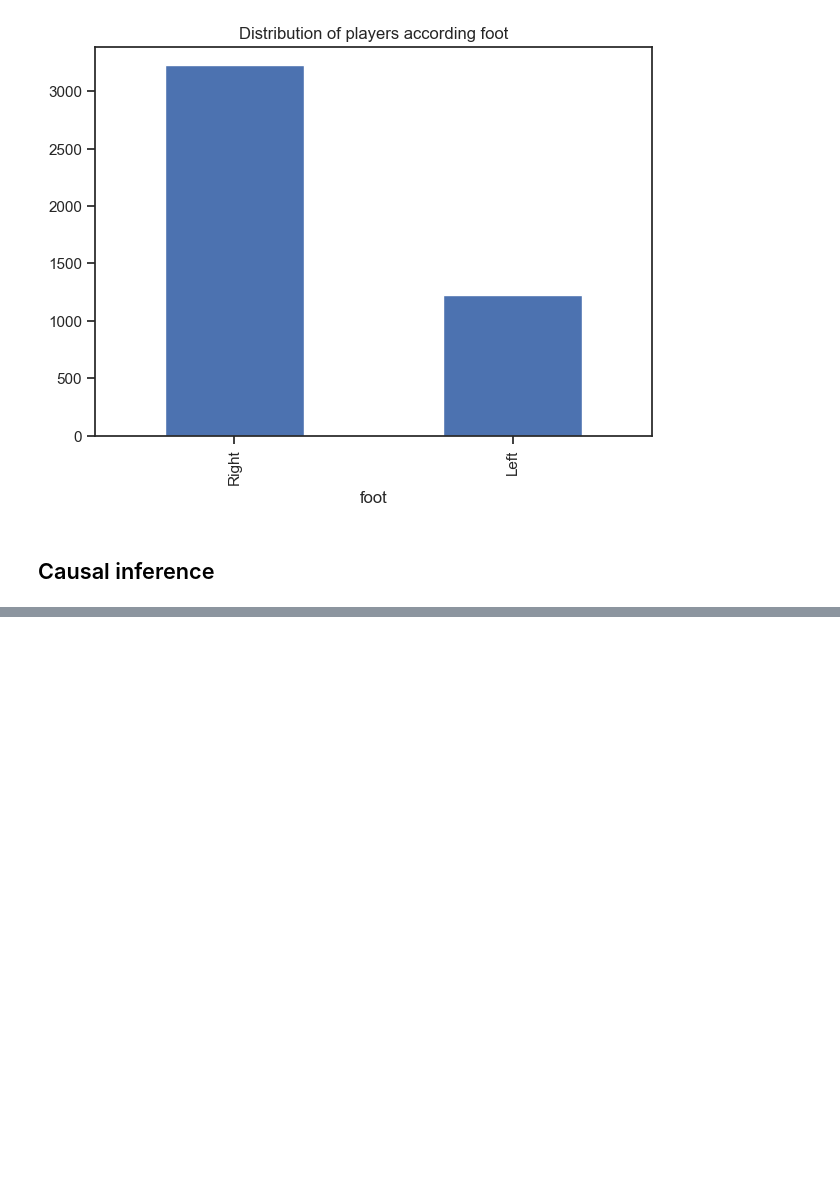
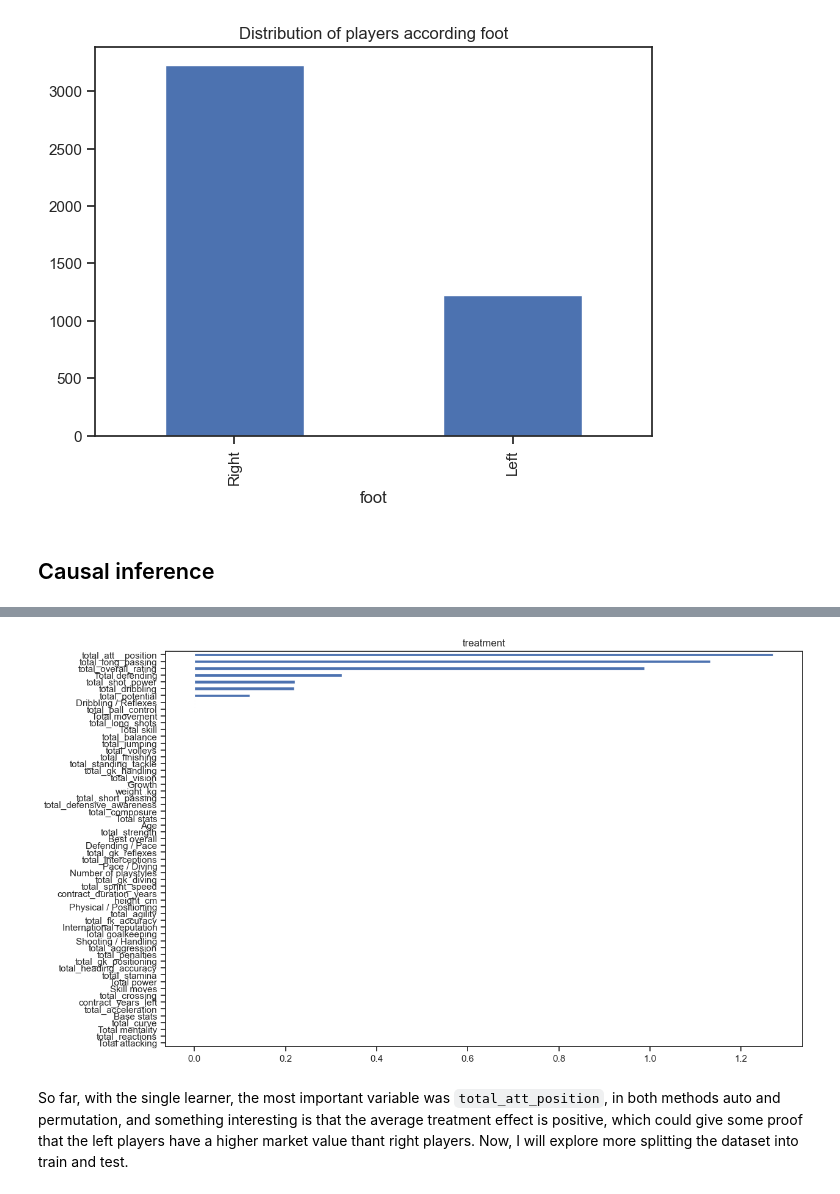
Before and after one commit to aladelca/enterprise_data_science, a Jupyter notebook: causal_inference/causal_inference.ipynb, the cells around one changed output, grey strips where cells are left out. Drawn from its saved outputs; the diff is of its cells as text; code cells hidden in the pictures; blank space fills up the shorter version.

```diff
--- a/causal_inference/causal_inference.ipynb
+++ b/causal_inference/causal_inference.ipynb
@@ -476,0 +485,7 @@ print(y[0])
+# %%
+slearner.plot_importance(X=x,
+                         tau=slearner_tau,
+                         method='permutation',
+                         features=NUM_VARIABLES,
+                         random_state=42)
+# %% [output]
@@ -476,0 +509,3 @@ print(y[0])
+[figure, added]
+# %% [markdown]
+So far, with the single learner, the most important variable was `total_att_position`, in both methods auto and permutation, and something interesting is that the average treatment effect is positive, which could give some proof that the left players have a higher market value thant right players. Now, I will explore more splitting the dataset into train and test.
```
Also changed, not shown: parts of 49 cells of this notebook.
